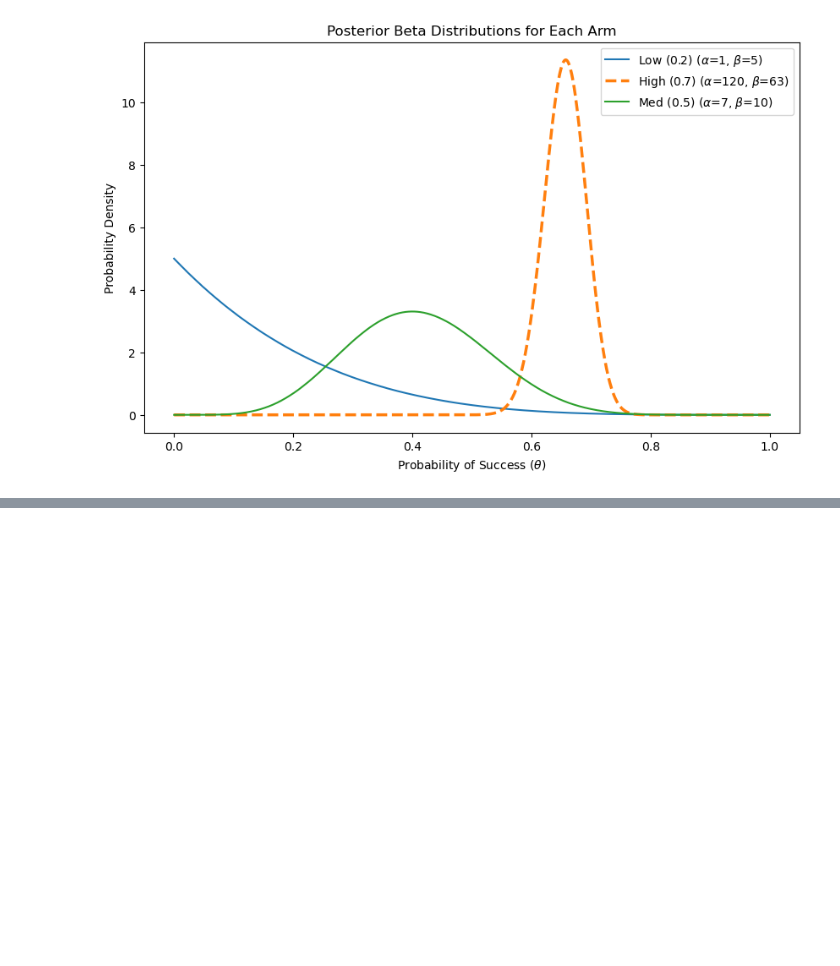
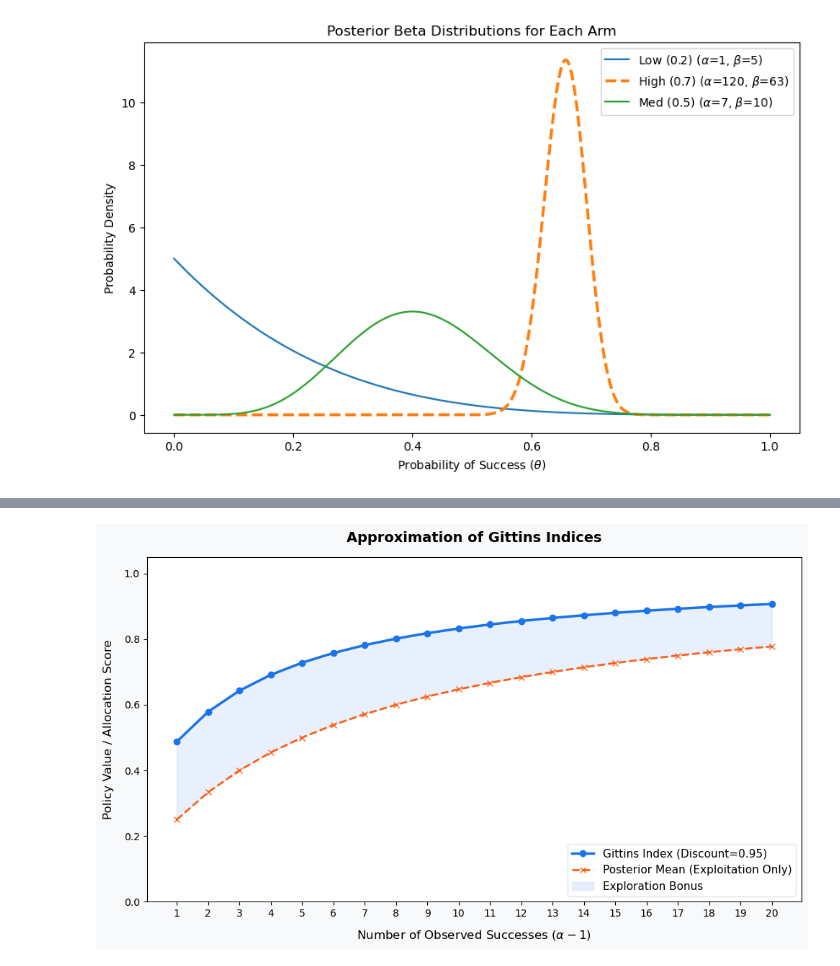
Before and after one commit to ayashabbar/mdp-playground, a Jupyter notebook: MDP_Playground.ipynb, the cells around one changed output, grey strips where cells are left out. Drawn from its saved outputs; the diff is of its cells as text; code cells hidden in the pictures; blank space fills up the shorter version.

```diff
--- a/MDP_Playground.ipynb
+++ b/MDP_Playground.ipynb
@@ -395,0 +550,4 @@ figure_TS(show=True)
+# %%
+figure_Gittins(show=True)
+# %% [output]
+[figure, added]
```
Also changed, not shown: parts of 14 cells of this notebook, 5 other files.
